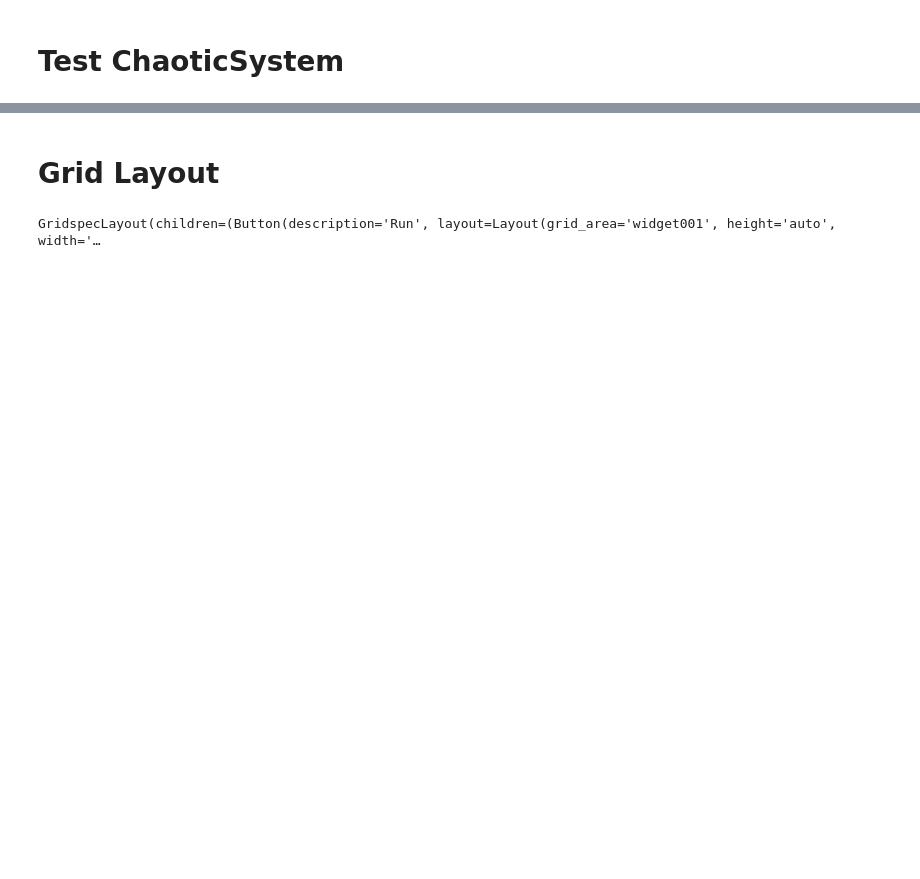
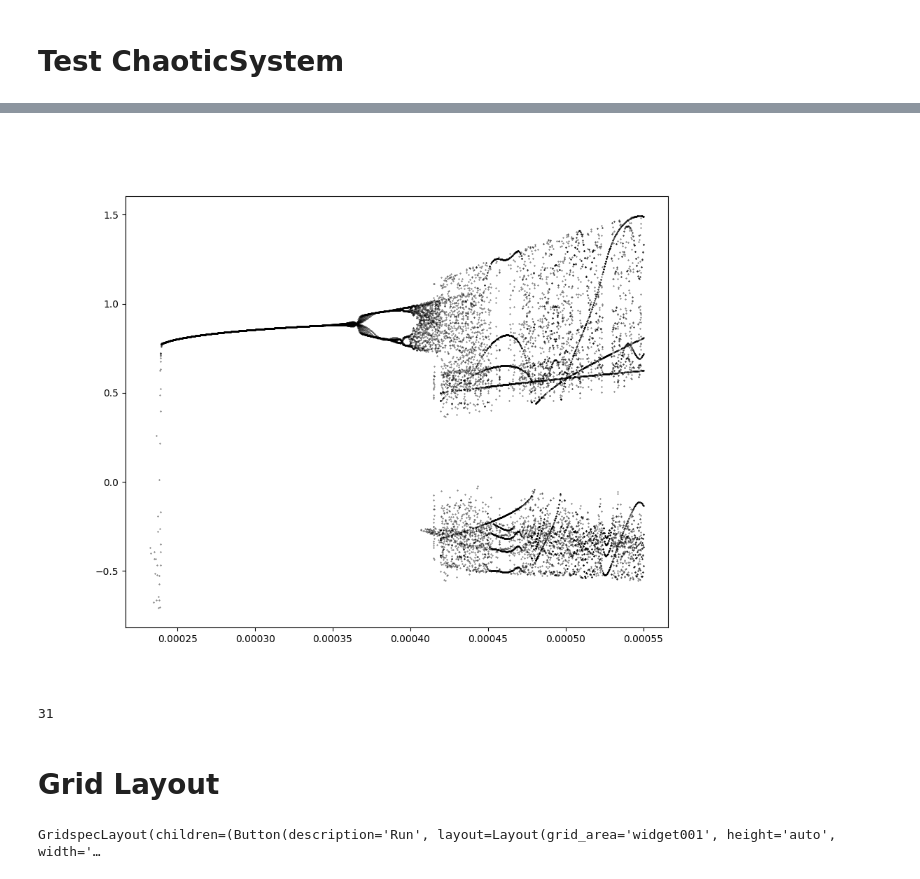
Before and after one commit to sfranchel/Chaos_Sim, a Jupyter notebook: testing.ipynb, the cells around one changed output, grey strips where cells are left out. Cells and saved outputs as stored; diff of their text form; code cells hidden in the pictures; blank space fills up the shorter version.

```diff
--- a/testing.ipynb
+++ b/testing.ipynb
@@ -57,3 +59,15 @@ for i in range(len(t_arr)):
+# %%
+plt.ion()
+n_start=10
+fig=plt.figure(figsize=(10,8))
+for i in range(len(phi_arr)):
+    plt.scatter(A_arr[i][n_start:],phi_arr[i][n_start:],c='k',s=0.1)
+# %% [output]
+[figure, added]
+# %%
+len(t_arr[1])
+# %% [output]
+31
 # %% [markdown]
 # Grid Layout
 # %%
```
Also changed, not shown: parts of 3 cells of this notebook, 3 other files.
